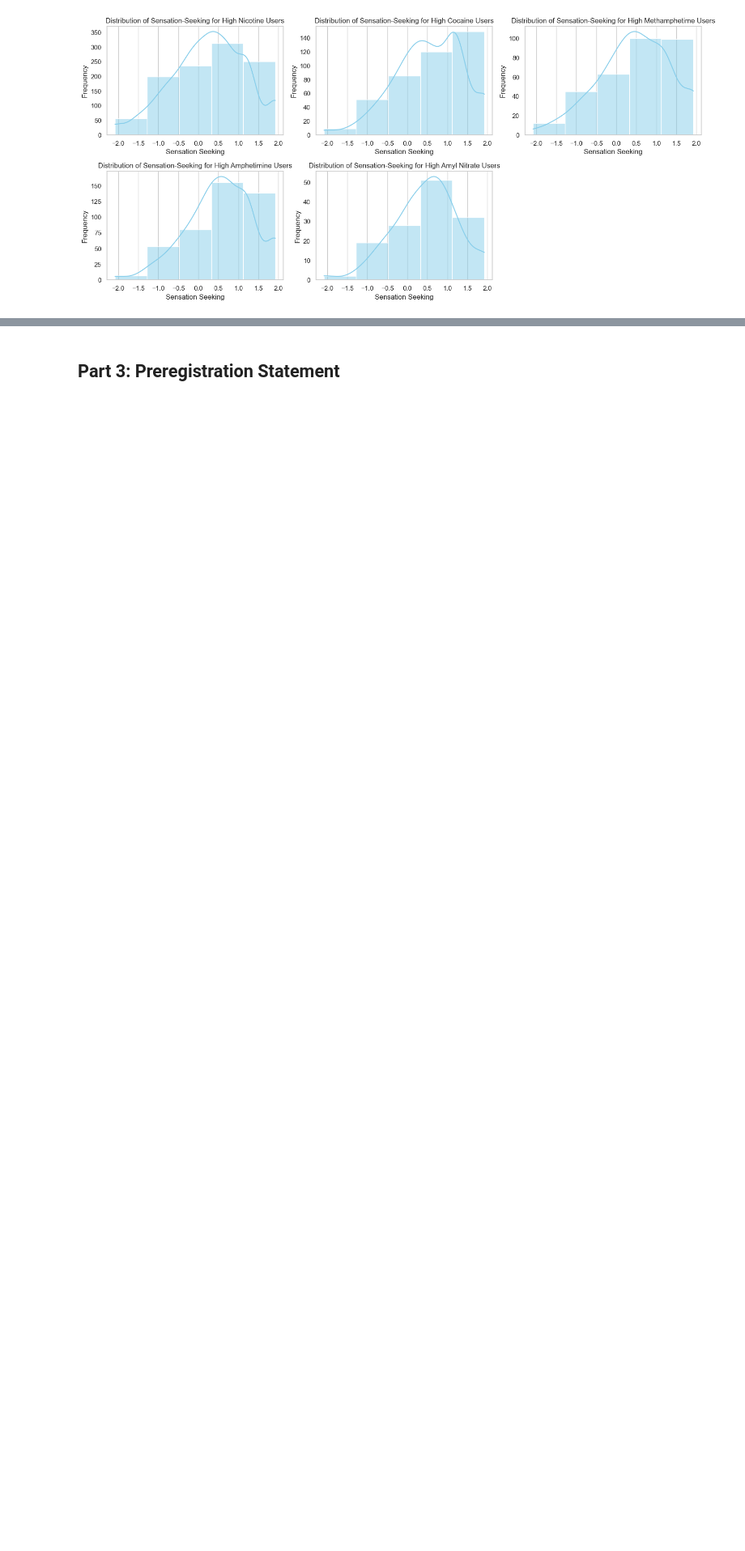
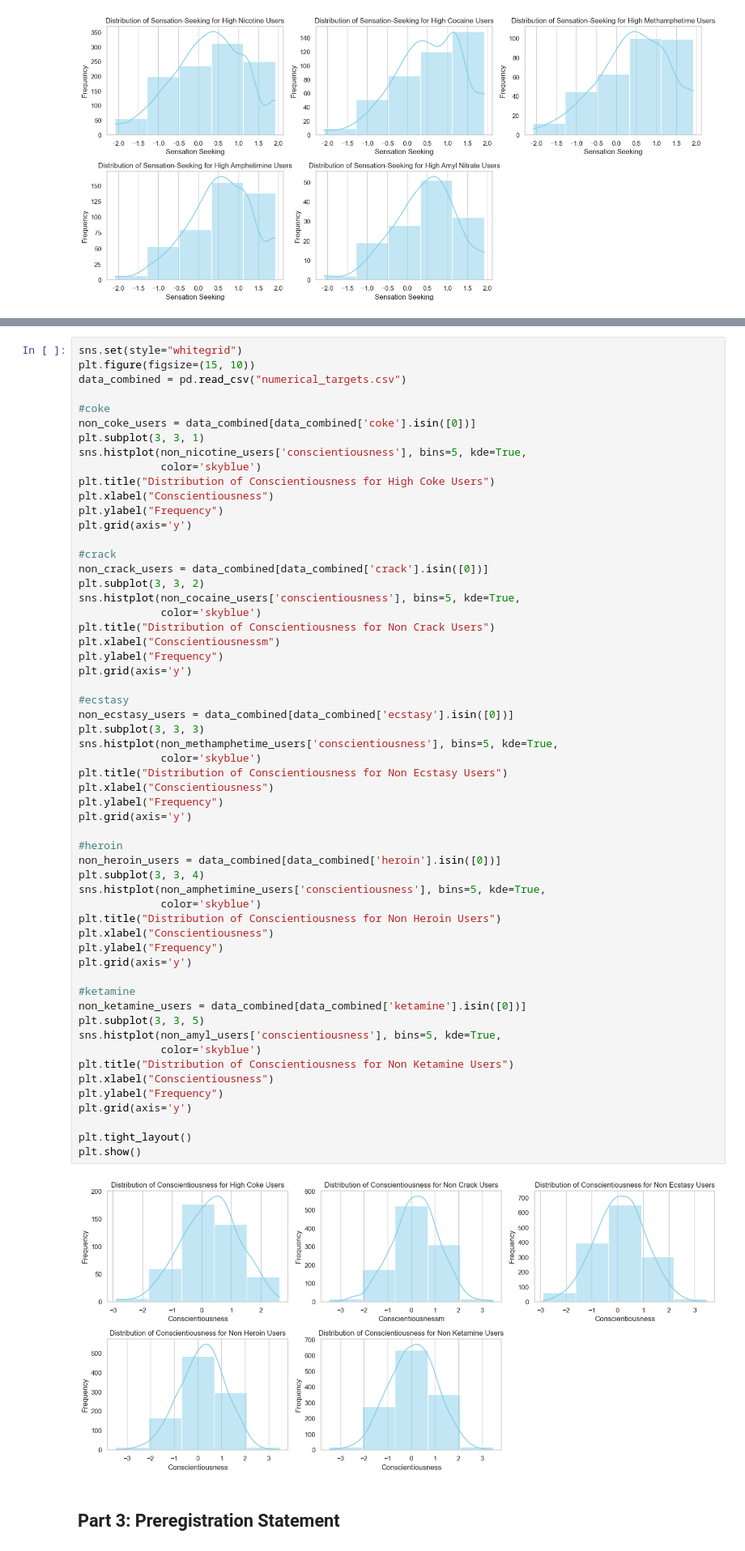
Before and after one commit to anna-nelson/Final-Project-INFO2950, a Jupyter notebook: Phase4.ipynb, the cells around one changed output, grey strips where cells are left out. Shown at 81% size. Cells and saved outputs as stored; diff of their text form; blank space fills up the shorter version.

```diff
--- a/Phase4.ipynb
+++ b/Phase4.ipynb
@@ -169,3 +350,62 @@ plt.show()
+# %%
+sns.set(style="whitegrid")
+plt.figure(figsize=(15, 10))
+data_combined = pd.read_csv("numerical_targets.csv")
+
+#coke
+non_coke_users = data_combined[data_combined['coke'].isin([0])]
+plt.subplot(3, 3, 1)
+sns.histplot(non_nicotine_users['conscientiousness'], bins=5, kde=True,
+             color='skyblue')
+plt.title("Distribution of Conscientiousness for High Coke Users")
+plt.xlabel("Conscientiousness")
+plt.ylabel("Frequency")
+plt.grid(axis='y')
+
+#crack
+non_crack_users = data_combined[data_combined['crack'].isin([0])]
+plt.subplot(3, 3, 2)
+sns.histplot(non_cocaine_users['conscientiousness'], bins=5, kde=True,
+             color='skyblue')
+plt.title("Distribution of Conscientiousness for Non Crack Users")
+plt.xlabel("Conscientiousnessm")
+plt.ylabel("Frequency")
+plt.grid(axis='y')
+
+#ecstasy
+non_ecstasy_users = data_combined[data_combined['ecstasy'].isin([0])]
+plt.subplot(3, 3, 3)
+sns.histplot(non_methamphetime_users['conscientiousness'], bins=5, kde=True,
+             color='skyblue')
+plt.title("Distribution of Conscientiousness for Non Ecstasy Users")
+plt.xlabel("Conscientiousness")
+plt.ylabel("Frequency")
+plt.grid(axis='y')
+
+#heroin
+non_heroin_users = data_combined[data_combined['heroin'].isin([0])]
+plt.subplot(3, 3, 4)
+sns.histplot(non_amphetimine_users['conscientiousness'], bins=5, kde=True,
+             color='skyblue')
+plt.title("Distribution of Conscientiousness for Non Heroin Users")
+plt.xlabel("Conscientiousness")
+plt.ylabel("Frequency")
+plt.grid(axis='y')
+
+#ketamine
+non_ketamine_users = data_combined[data_combined['ketamine'].isin([0])]
+plt.subplot(3, 3, 5)
+sns.histplot(non_amyl_users['conscientiousness'], bins=5, kde=True,
+             color='skyblue')
+plt.title("Distribution of Conscientiousness for Non Ketamine Users")
+plt.xlabel("Conscientiousness")
+plt.ylabel("Frequency")
+plt.grid(axis='y')
+
+plt.tight_layout()
+plt.show()
+# %% [output]
+[figure, added]
 # %% [markdown]
 ## Part 3: Preregistration Statement
 # %% [markdown]
```
Also changed, not shown: parts of 16 cells of this notebook.
